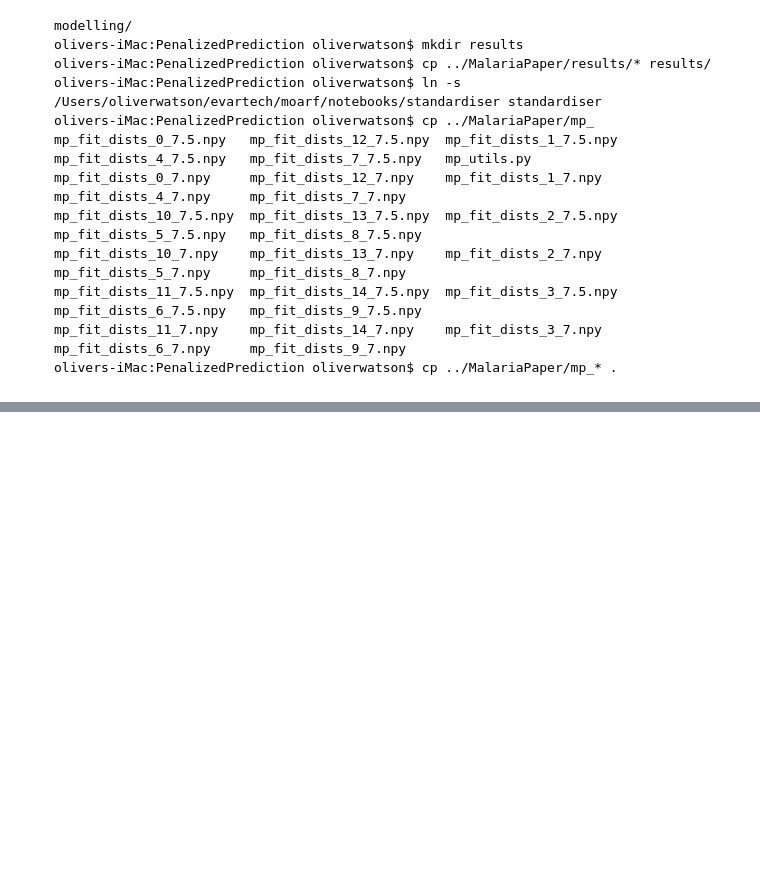
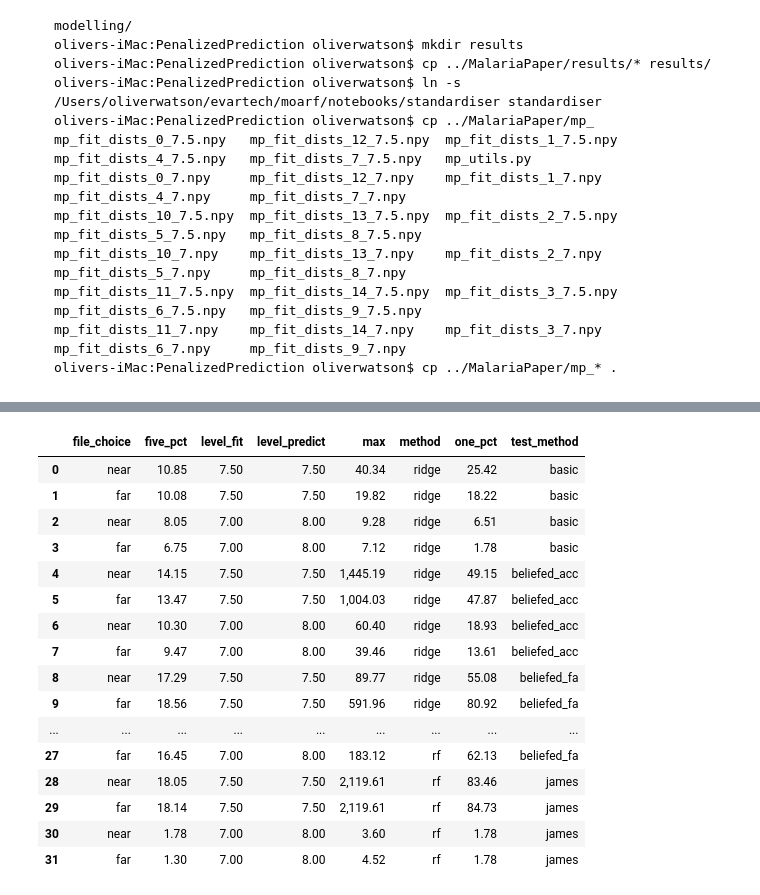
Before and after one commit to owatson/PenalizedPrediction, a Jupyter notebook: MalariaFinal.ipynb, the cells around one changed output, grey strips where cells are left out. Cells and saved outputs as stored; diff of their text form; code cells hidden in the pictures; blank space fills up the shorter version.

```diff
--- a/MalariaFinal.ipynb
+++ b/MalariaFinal.ipynb
@@ -1273,0 +1344,11 @@ olivers-iMac:PenalizedPrediction oliverwatson$ cp ../MalariaPaper/mp_* .
+# %%
+def enrichment_factor(**kwargs):
+
+    vals = run_experiment_full(**kwargs)[0][::-1].cumsum()
+    sz = vals.shape[0]
+    rnd = (np.arange(sz) + 1.)/sz * vals[-1]
+
+    er = vals / rnd
+    one_pct = int(sz*0.01)
+    five_pct = int(sz*0.05)
+    return {'one_pct' : er[one_pct], 'five_pct' : er[five_pct], 'max' : np.max(er)}
@@ -1273,0 +1361,26 @@ olivers-iMac:PenalizedPrediction oliverwatson$ cp ../MalariaPaper/mp_* .
+# %%
+full_dict = {'method' : [], 'test_method' : [], 'file_choice' : [], 'one_pct' : [],
+                'five_pct' : [], 'max' : [], 'level_fit' : [], 'level_predict' : [],
+            }
+for method in ['ridge', 'rf']:
+    for test_method in ['basic', 'beliefed_acc', 'beliefed_fa', 'james']:
+        for typ in ['same', 'diff']:
+            for file_choice in ['near', 'far']:
+                if typ == 'same':
+                    level_predict = 7.5
+                    level_fit = 7.5
+                else:
+                    level_predict = 8
+                    level_fit = 7
+
+                er = enrichment_factor(method=method, test_method=test_method, level_fit=level_fit,
+                                    level_predict=level_predict, file_choice=file_choice,
+                                      )
+                full_dict['method'].append(method)
+                full_dict['test_method'].append(test_method)
+                full_dict['level_fit'].append(level_fit)
+                full_dict['level_predict'].append(level_predict)
+                full_dict['file_choice'].append(file_choice)
+                full_dict['max'].append(er['max'])
+                full_dict['one_pct'].append(er['one_pct'])
+                full_dict['five_pct'].append(er['five_pct'])
@@ -1273,0 +1389,22 @@ olivers-iMac:PenalizedPrediction oliverwatson$ cp ../MalariaPaper/mp_* .
+# %%
+pd.options.display.float_format = '{:,.2f}'.format
+# %%
+pd.DataFrame.from_dict(full_dict)
+# %% [output]
+|  | file_choice | five_pct | level_fit | level_predict | max | method | one_pct | test_method |
+| 0 | near | 10.85 | 7.50 | 7.50 | 40.34 | ridge | 25.42 | basic |
+| 1 | far | 10.08 | 7.50 | 7.50 | 19.82 | ridge | 18.22 | basic |
+| 2 | near | 8.05 | 7.00 | 8.00 | 9.28 | ridge | 6.51 | basic |
+| 3 | far | 6.75 | 7.00 | 8.00 | 7.12 | ridge | 1.78 | basic |
+| 4 | near | 14.15 | 7.50 | 7.50 | 1,445.19 | ridge | 49.15 | beliefed_acc |
+| 5 | far | 13.47 | 7.50 | 7.50 | 1,004.03 | ridge | 47.87 | beliefed_acc |
+| 6 | near | 10.30 | 7.00 | 8.00 | 60.40 | ridge | 18.93 | beliefed_acc |
+| 7 | far | 9.47 | 7.00 | 8.00 | 39.46 | ridge | 13.61 | beliefed_acc |
+| 8 | near | 17.29 | 7.50 | 7.50 | 89.77 | ridge | 55.08 | beliefed_fa |
+| 9 | far | 18.56 | 7.50 | 7.50 | 591.96 | ridge | 80.92 | beliefed_fa |
+| ... | ... | ... | ... | ... | ... | ... | ... | ... |
+| 27 | far | 16.45 | 7.00 | 8.00 | 183.12 | rf | 62.13 | beliefed_fa |
+| 28 | near | 18.05 | 7.50 | 7.50 | 2,119.61 | rf | 83.46 | james |
+| 29 | far | 18.14 | 7.50 | 7.50 | 2,119.61 | rf | 84.73 | james |
+| 30 | near | 1.78 | 7.00 | 8.00 | 3.60 | rf | 1.78 | james |
+| 31 | far | 1.30 | 7.00 | 8.00 | 4.52 | rf | 1.78 | james |
```
Also changed, not shown: parts of 25 cells of this notebook.
